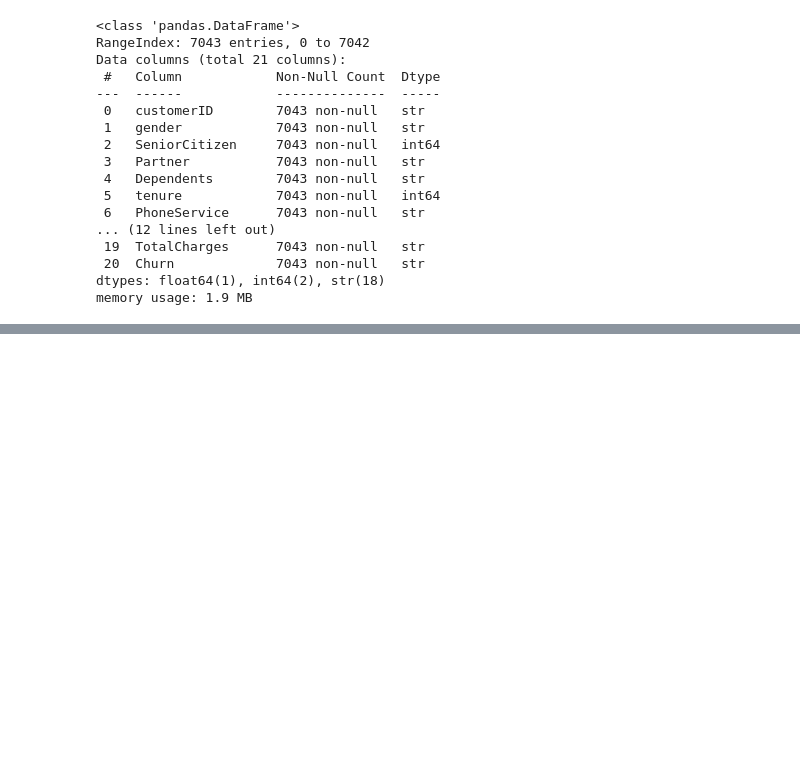
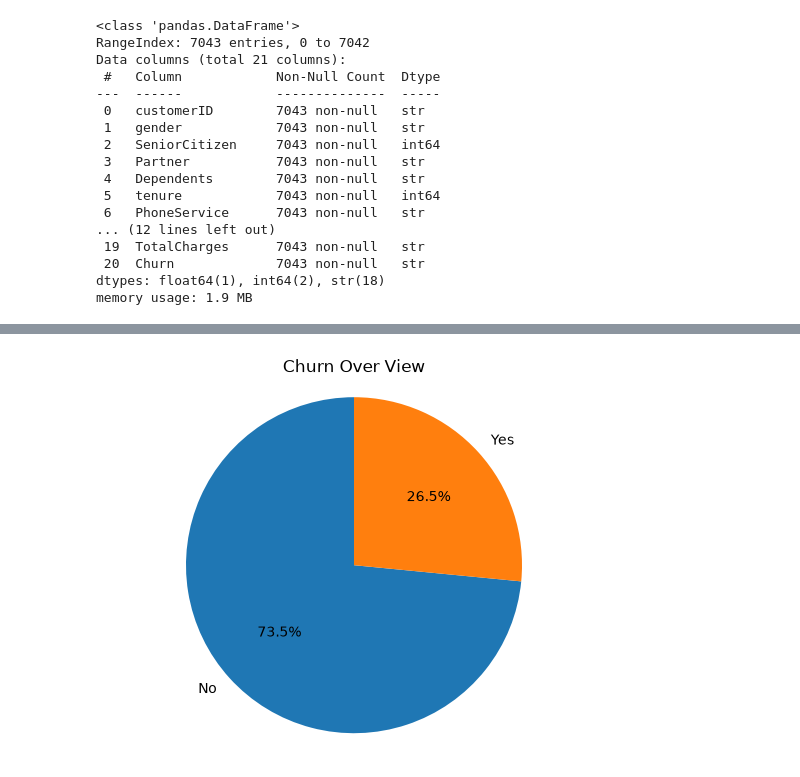
Before and after one commit to Fatima-Arain206/SOFTGROWTECH_INTERNSHIP_PROJECT_TASK2_DATA_ANALYSIS, a Jupyter notebook: CustomerRetention_Analysis_Project2/Customer_Retention.ipynb, the cells around one changed output, grey strips where cells are left out. Drawn from its saved outputs; the diff is of its cells as text; code cells hidden in the pictures; blank space fills up the shorter version.

```diff
--- a/CustomerRetention_Analysis_Project2/Customer_Retention.ipynb
+++ b/CustomerRetention_Analysis_Project2/Customer_Retention.ipynb
@@ -60,0 +144,13 @@ memory usage: 1.9 MB
+# %%
+plt.title('Churn Over View')
+churn_counts = df['Churn'].value_counts()
+plt.pie(
+    churn_counts.values,
+    labels=churn_counts.index,
+    autopct='%1.1f%%',
+    startangle=90
+)
+plt.axis('equal')
+plt.show()
+# %% [output]
+[figure, added]
```
Also changed, not shown: parts of 11 cells of this notebook, 2 other files.
